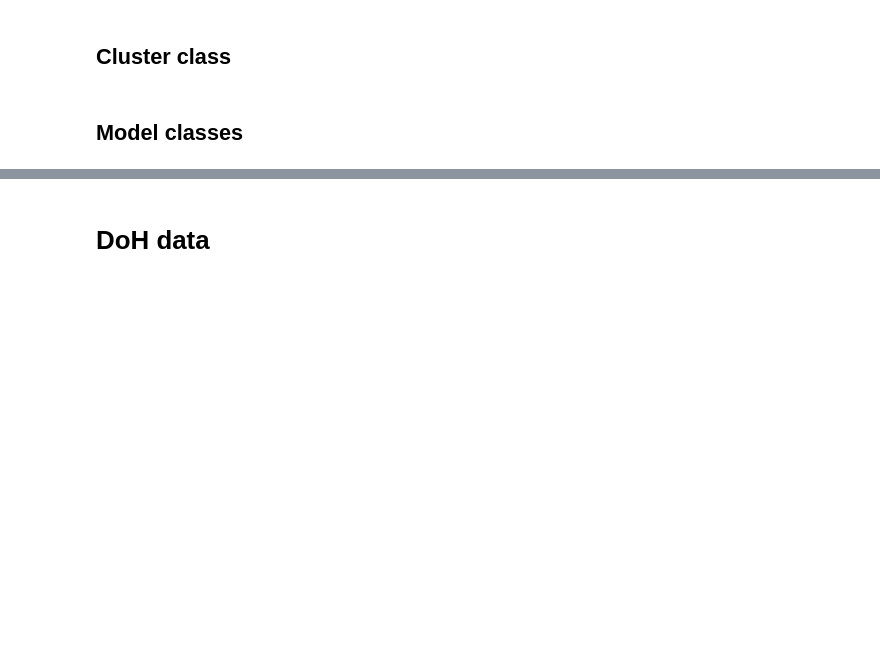
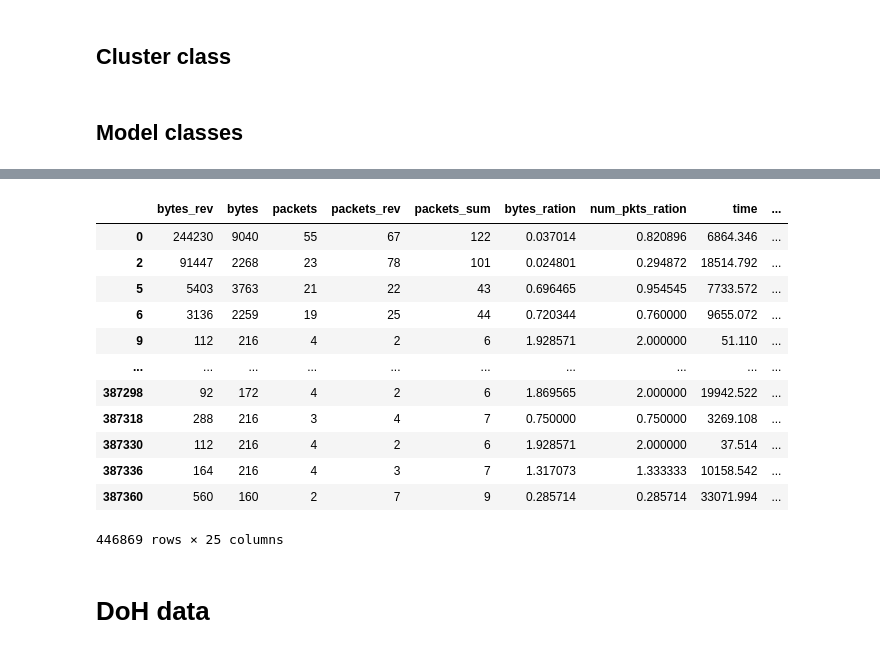
Before and after one commit to jirkaseta/dataset_cluster_analysis, a Jupyter notebook: cluster_report.ipynb, the cells around one changed output, grey strips where cells are left out. Drawn from its saved outputs; the diff is of its cells as text; code cells hidden in the pictures; blank space fills up the shorter version.

Commit message:
dataset aging

```diff
--- a/cluster_report.ipynb
+++ b/cluster_report.ipynb
@@ -923,0 +788,25 @@ overall_result
+# %%
+use_case="DOH"
+label="is_doh"
+class_values=(True,False)
+
+# load dataset
+old_generated_path = "/srv/data/pesekja8/datasets/doh_paper.csv"
+new_generated_path = "/srv/data/pesekja8/datasets/generated_data.csv"
+new_real_path = "xsetin00/doh_test_analyze_3M.csv"
+
+old_data=Modifier(f"{new_generated_path}",label,use_case,class_values)
+old_data.load()
+print(use_case,"old data")
+print(old_data.class_balance(old_data.csv_data[label]))
+X_train_old, X_test_old, y_train_old, y_test_old = train_test_split(old_data.get_all_features(), old_data.get_all_label(), test_size=0.9, random_state=42, shuffle=True, stratify=old_data.get_all_label())
+old_data.set_data(pd.concat([X_train_old,y_train_old],axis=1))
+print(old_data.class_balance(old_data.csv_data[label]))
+
+new_data=Modifier(f"{new_real_path}",label,use_case,class_values)
+new_data.load()
+print(use_case,"new data")
+print(new_data.class_balance(new_data.csv_data[label]))
+X_train_new, X_test_new, y_train_new, y_test_new = train_test_split(new_data.get_all_features(), new_data.get_all_label(), test_size=0.9, random_state=42, shuffle=True, stratify=new_data.get_all_label())
+new_data.set_data(pd.concat([X_train_new,y_train_new],axis=1))
+print(new_data.class_balance(new_data.csv_data[label]))
@@ -924,3 +1008,19 @@ overall_result
+# %%
+old_data.newdata
+# %% [output]
+|  | bytes_rev | bytes | packets | packets_rev | packets_sum | bytes_ration | num_pkts_ration | time | ... |
+| 0 | 244230 | 9040 | 55 | 67 | 122 | 0.037014 | 0.820896 | 6864.346 | ... |
+| 2 | 91447 | 2268 | 23 | 78 | 101 | 0.024801 | 0.294872 | 18514.792 | ... |
+| 5 | 5403 | 3763 | 21 | 22 | 43 | 0.696465 | 0.954545 | 7733.572 | ... |
+| 6 | 3136 | 2259 | 19 | 25 | 44 | 0.720344 | 0.760000 | 9655.072 | ... |
+| 9 | 112 | 216 | 4 | 2 | 6 | 1.928571 | 2.000000 | 51.110 | ... |
+| ... | ... | ... | ... | ... | ... | ... | ... | ... | ... |
+| 387298 | 92 | 172 | 4 | 2 | 6 | 1.869565 | 2.000000 | 19942.522 | ... |
+| 387318 | 288 | 216 | 3 | 4 | 7 | 0.750000 | 0.750000 | 3269.108 | ... |
+| 387330 | 112 | 216 | 4 | 2 | 6 | 1.928571 | 2.000000 | 37.514 | ... |
+| 387336 | 164 | 216 | 4 | 3 | 7 | 1.317073 | 1.333333 | 10158.542 | ... |
+| 387360 | 560 | 160 | 2 | 7 | 9 | 0.285714 | 0.285714 | 33071.994 | ... |
+446869 rows × 25 columns
 # %% [markdown]
 # DoH data
 # %%
```
Also changed, not shown: parts of 18 cells of this notebook.
